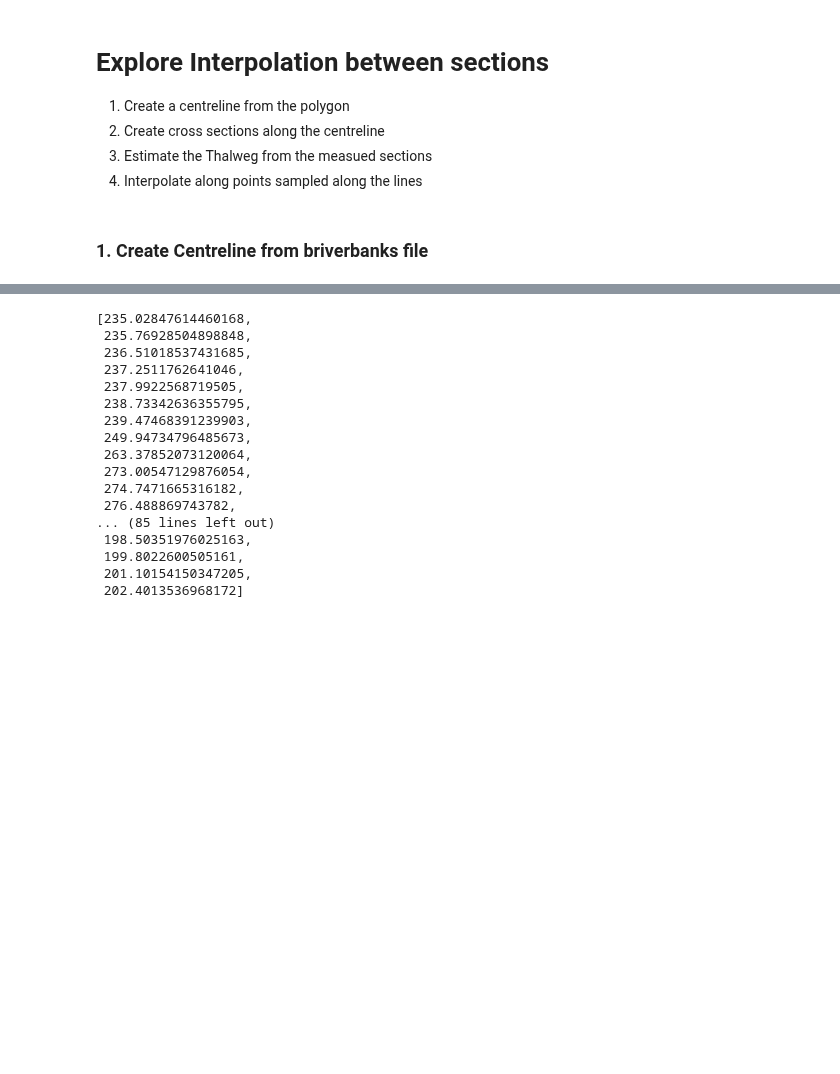
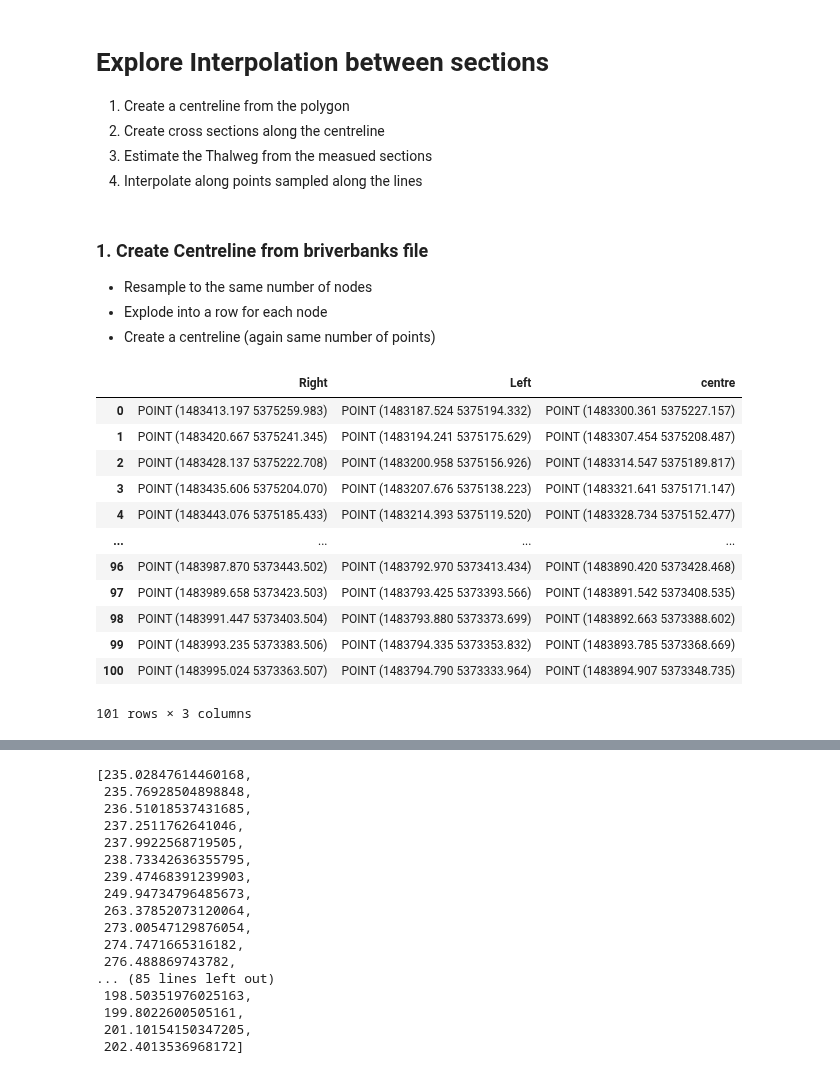
Before and after one commit to rosepearson/Hydrologic-DEMs-scripts, a Jupyter notebook: jupyter_notebooks/river_bathymetry/paper/Westport_measured.ipynb, the cells around one changed output, grey strips where cells are left out. Cells and saved outputs as stored; diff of their text form; code cells hidden in the pictures; blank space fills up the shorter version.

Commit message:
reconfigered dataframe

```diff
--- a/jupyter_notebooks/river_bathymetry/paper/Westport_measured.ipynb
+++ b/jupyter_notebooks/river_bathymetry/paper/Westport_measured.ipynb
@@ -38,6 +38,9 @@ riverbanks
 4. Interpolate along points sampled along the lines
 # %% [markdown]
 ### 1. Create Centreline from briverbanks file
+* Resample to the same number of nodes
+* Explode into a row for each node
+* Create a centreline (again same number of points)
 # %%
 # resample to the same number of points
 n = 100
@@ -45,0 +52,23 @@ for row in range(len(riverbanks)):
+# %%
+#riverbanks['Points'] = riverbanks.apply(lambda row: row['geometry'].coords, axis=1)
+riverbanks['points'] = riverbanks.apply(lambda row: shapely.geometry.MultiPoint([pt for pt in row['geometry'].coords]), axis=1)
+riverbanks = riverbanks.set_geometry('points', drop=True).explode(index_parts=True)
+riverbanks = pandas.concat([riverbanks[riverbanks['Name']=='Right'].droplevel(0).geometry.rename('Right'),
+                            riverbanks[riverbanks['Name']=='Left'].droplevel(0).geometry.rename('Left')], axis = 1)
+riverbanks['centre'] = riverbanks.apply(lambda row: shapely.geometry.MultiPoint([row['Right'], row['Left']]).centroid , axis=1)
+# %%
+riverbanks
+# %% [output]
+|  | Right | Left | centre |
+| 0 | POINT (1483413.197 5375259.983) | POINT (1483187.524 5375194.332) | POINT (1483300.361 5375227.157) |
+| 1 | POINT (1483420.667 5375241.345) | POINT (1483194.241 5375175.629) | POINT (1483307.454 5375208.487) |
+| 2 | POINT (1483428.137 5375222.708) | POINT (1483200.958 5375156.926) | POINT (1483314.547 5375189.817) |
+| 3 | POINT (1483435.606 5375204.070) | POINT (1483207.676 5375138.223) | POINT (1483321.641 5375171.147) |
+| 4 | POINT (1483443.076 5375185.433) | POINT (1483214.393 5375119.520) | POINT (1483328.734 5375152.477) |
+| ... | ... | ... | ... |
+| 96 | POINT (1483987.870 5373443.502) | POINT (1483792.970 5373413.434) | POINT (1483890.420 5373428.468) |
+| 97 | POINT (1483989.658 5373423.503) | POINT (1483793.425 5373393.566) | POINT (1483891.542 5373408.535) |
+| 98 | POINT (1483991.447 5373403.504) | POINT (1483793.880 5373373.699) | POINT (1483892.663 5373388.602) |
+| 99 | POINT (1483993.235 5373383.506) | POINT (1483794.335 5373353.832) | POINT (1483893.785 5373368.669) |
+| 100 | POINT (1483995.024 5373363.507) | POINT (1483794.790 5373333.964) | POINT (1483894.907 5373348.735) |
+101 rows × 3 columns
```
Also changed, not shown: parts of 16 cells of this notebook.
